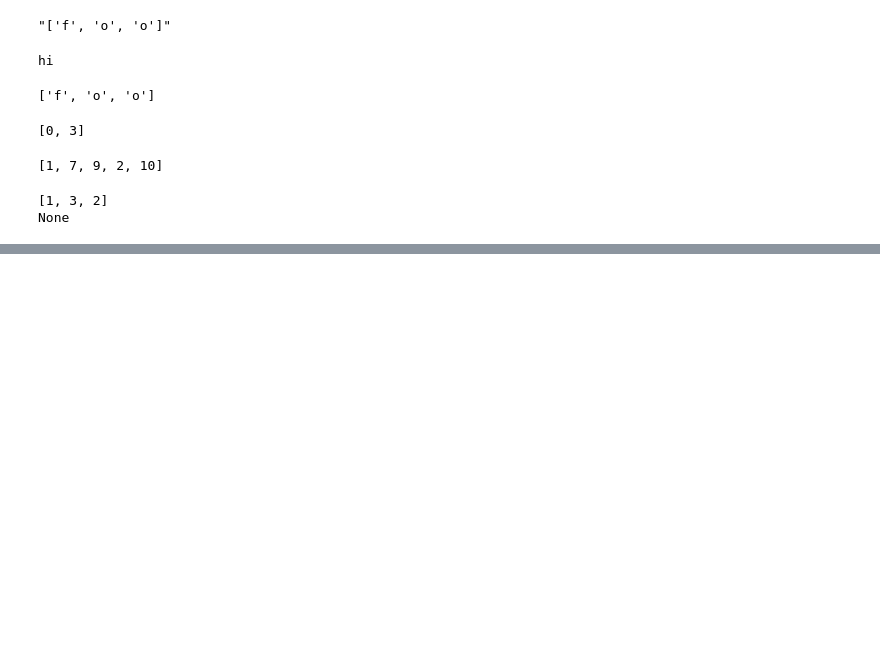
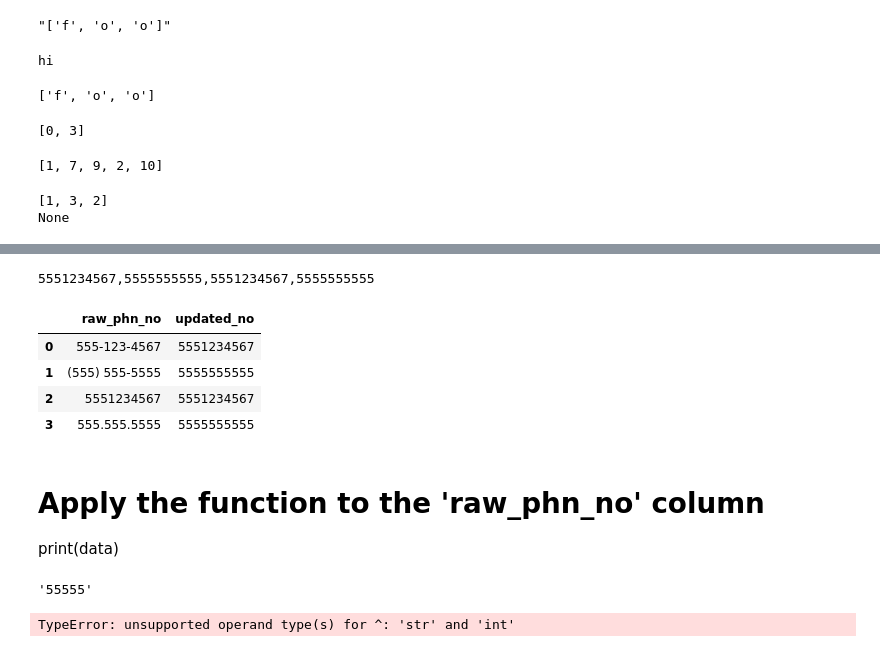
Before and after one commit to tripathimanoj/almab_better_python_sol, a Jupyter notebook: extra.ipynb, the cells around one changed output, grey strips where cells are left out. Drawn from its saved outputs; the diff is of its cells as text; code cells hidden in the pictures; blank space fills up the shorter version.

```diff
--- a/extra.ipynb
+++ b/extra.ipynb
@@ -436,0 +544,44 @@ None
+# %%
+lst = ['555-123-4567', '(555) 555-5555', '5551234567', '555.555.5555']
+formatted_numbers = []
+
+for item in lst:
+    formatted_number = ''.join(char for char in item if char.isdigit())
+
+    formatted_numbers.append(formatted_number)
+
+output = ",".join(formatted_numbers)
+
+print(output)
+# %% [output]
+5551234567,5555555555,5551234567,5555555555
+# %%
+def get_res(item):
+    formatted_number = ''.join(char for char in item if char.isdigit())
+    return formatted_number
+# %%
+data['updated_no'] = data['raw_phn_no'].apply(get_res)
+# %%
+data
+# %% [output]
+|  | raw_phn_no | updated_no |
+| 0 | 555-123-4567 | 5551234567 |
+| 1 | (555) 555-5555 | 5555555555 |
+| 2 | 5551234567 | 5551234567 |
+| 3 | 555.555.5555 | 5555555555 |
+# %% [markdown]
+
+
+
+# Apply the function to the 'raw_phn_no' column
+
+
+print(data)
+# %%
+'5'*5
+# %% [output]
+'55555'
+# %%
+'5'^2
+# %% [output]
+TypeError: unsupported operand type(s) for ^: 'str' and 'int'
```
Also changed, not shown: parts of 12 cells of this notebook, 7 other files.
